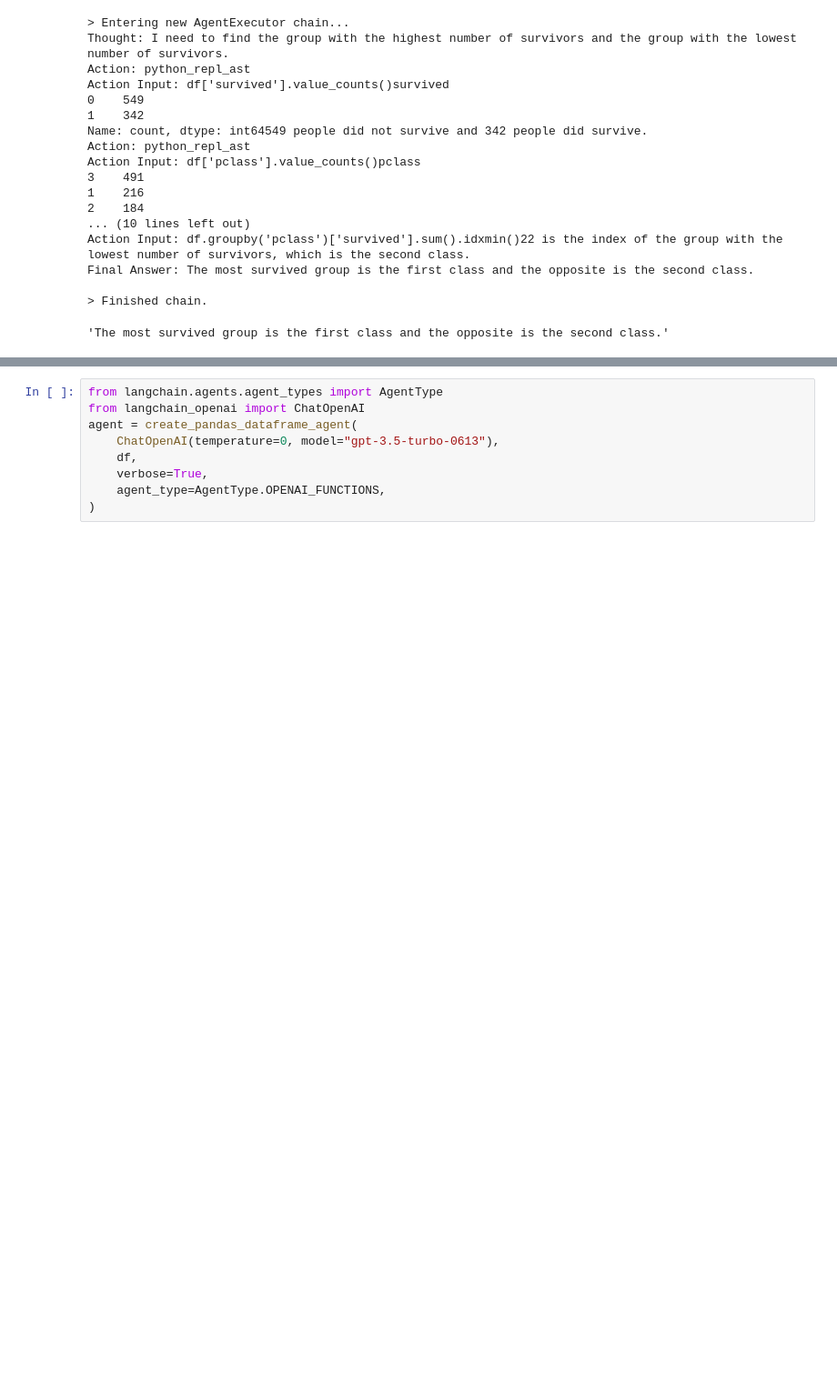
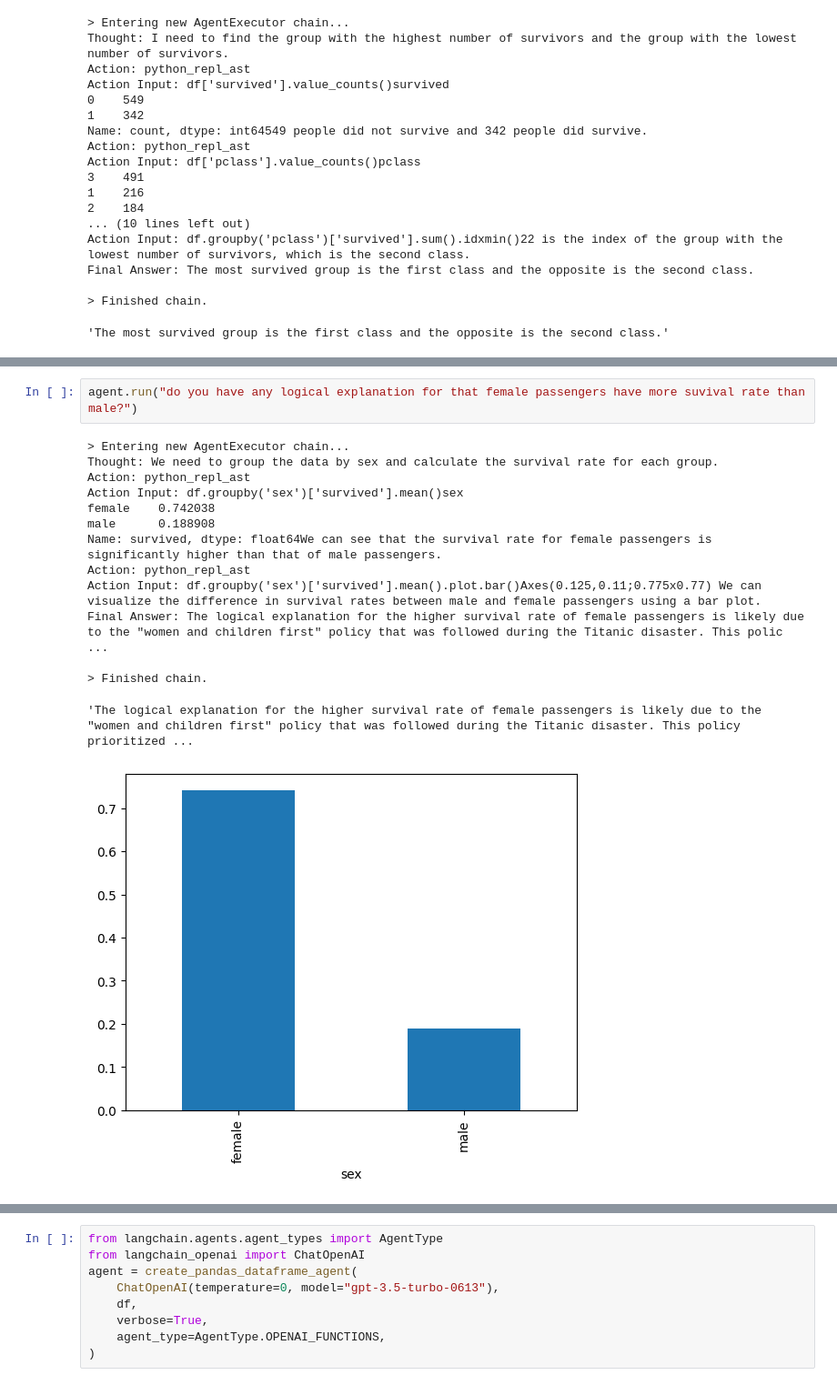
Before and after one commit to miwamasa/DataScience2024, a Jupyter notebook: notebooks/CSV_agents_ollama.ipynb, the cells around one changed output, grey strips where cells are left out. Shown at 91% size. Cells and saved outputs as stored; diff of their text form; blank space fills up the shorter version.

```diff
--- a/notebooks/CSV_agents_ollama.ipynb
+++ b/notebooks/CSV_agents_ollama.ipynb
@@ -449,0 +605,17 @@ Final Answer: The most survived group is the first class and the opposite is the
+# %%
+agent.run("do you have any logical explanation for that female passengers have more suvival rate than male?")
+# %% [output]
+> Entering new AgentExecutor chain...
+Thought: We need to group the data by sex and calculate the survival rate for each group.
+Action: python_repl_ast
+Action Input: df.groupby('sex')['survived'].mean()sex
+female    0.742038
+male      0.188908
+Name: survived, dtype: float64We can see that the survival rate for female passengers is significantly higher than that of male passengers.
+Action: python_repl_ast
+Action Input: df.groupby('sex')['survived'].mean().plot.bar()Axes(0.125,0.11;0.775x0.77) We can visualize the difference in survival rates between male and female passengers using a bar plot.
+Final Answer: The logical explanation for the higher survival rate of female passengers is likely due to the "women and children first" policy that was followed during the Titanic disaster. This polic ...
+
+> Finished chain.
+'The logical explanation for the higher survival rate of female passengers is likely due to the "women and children first" policy that was followed during the Titanic disaster. This policy prioritized ...
+[figure, added]
```
Also changed, not shown: parts of 36 cells of this notebook.
